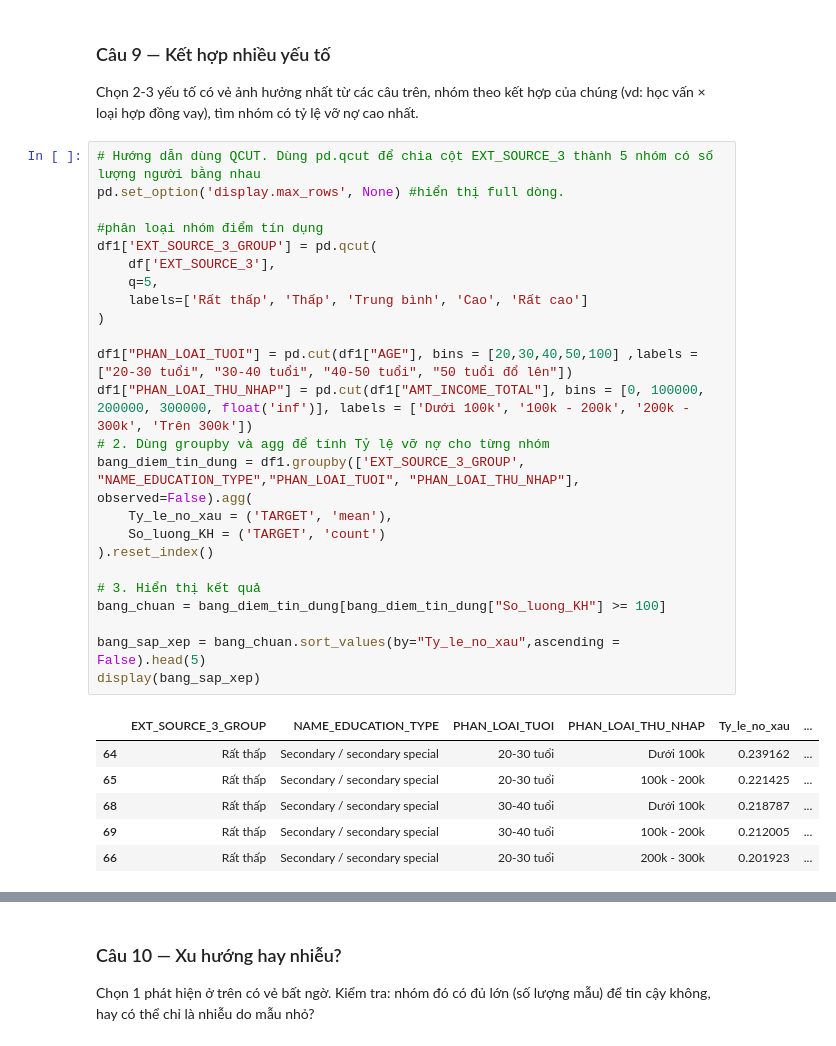
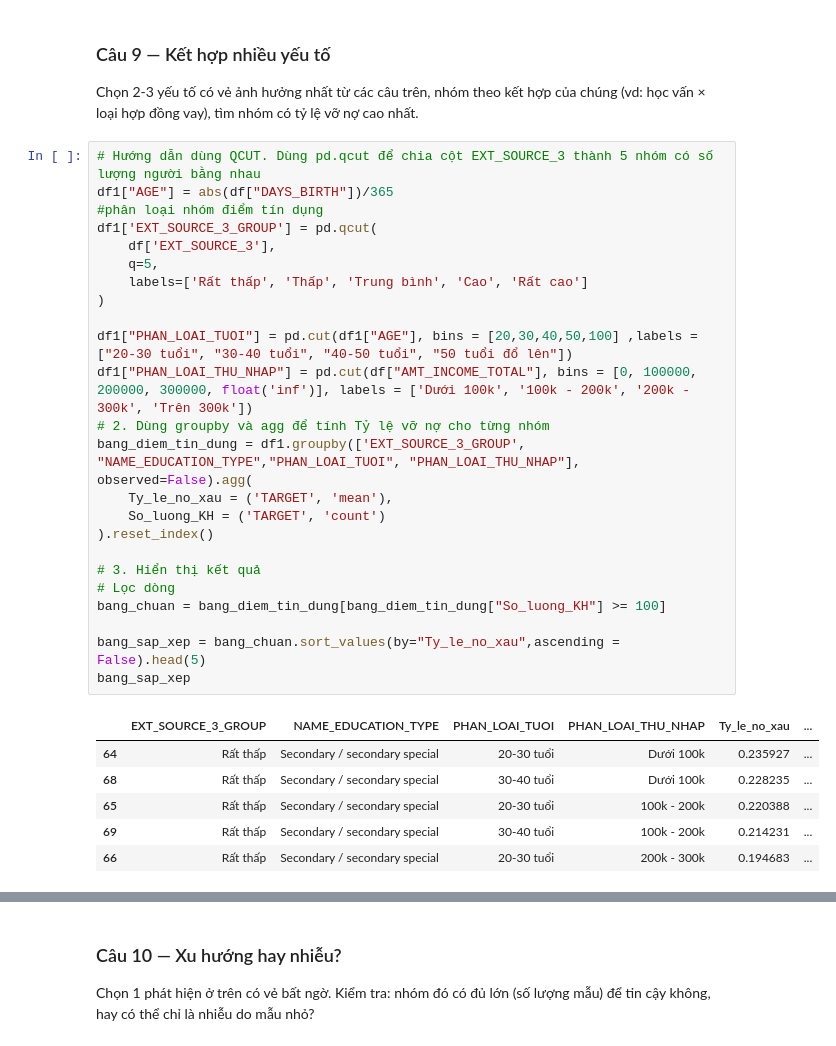
Before and after one commit to tuananhvui7-collab/credit-risk-eda, a Jupyter notebook: credit_risk_eda_template.ipynb, the cells around one changed output, grey strips where cells are left out. Saved outputs shown, nothing was run; the diff lists cells and outputs as text.

```diff
--- a/credit_risk_eda_template.ipynb
+++ b/credit_risk_eda_template.ipynb
@@ -806,32 +806,32 @@ plt.show()
 Chọn 2-3 yếu tố có vẻ ảnh hưởng nhất từ các câu trên, nhóm theo kết hợp của chúng (vd: học vấn × loại hợp đồng vay), tìm nhóm có tỷ lệ vỡ nợ cao nhất.
 # %%
 # Hướng dẫn dùng QCUT. Dùng pd.qcut để chia cột EXT_SOURCE_3 thành 5 nhóm có số lượng người bằng nhau
-pd.set_option('display.max_rows', None) #hiển thị full dòng.
-
+df1["AGE"] = abs(df["DAYS_BIRTH"])/365
 #phân loại nhóm điểm tín dụng
 df1['EXT_SOURCE_3_GROUP'] = pd.qcut(
     df['EXT_SOURCE_3'],
     q=5,
     labels=['Rất thấp', 'Thấp', 'Trung bình', 'Cao', 'Rất cao']
 )
 
 df1["PHAN_LOAI_TUOI"] = pd.cut(df1["AGE"], bins = [20,30,40,50,100] ,labels = ["20-30 tuổi", "30-40 tuổi", "40-50 tuổi", "50 tuổi đổ lên"])
-df1["PHAN_LOAI_THU_NHAP"] = pd.cut(df1["AMT_INCOME_TOTAL"], bins = [0, 100000, 200000, 300000, float('inf')], labels = ['Dưới 100k', '100k - 200k', '200k - 300k', 'Trên 300k'])
+df1["PHAN_LOAI_THU_NHAP"] = pd.cut(df["AMT_INCOME_TOTAL"], bins = [0, 100000, 200000, 300000, float('inf')], labels = ['Dưới 100k', '100k - 200k', '200k - 300k', 'Trên 300k'])
 # 2. Dùng groupby và agg để tính Tỷ lệ vỡ nợ cho từng nhóm
 bang_diem_tin_dung = df1.groupby(['EXT_SOURCE_3_GROUP', "NAME_EDUCATION_TYPE","PHAN_LOAI_TUOI", "PHAN_LOAI_THU_NHAP"], observed=False).agg(
     Ty_le_no_xau = ('TARGET', 'mean'),
     So_luong_KH = ('TARGET', 'count')
 ).reset_index()
 
 # 3. Hiển thị kết quả
+# Lọc dòng
 bang_chuan = bang_diem_tin_dung[bang_diem_tin_dung["So_luong_KH"] >= 100]
 
 bang_sap_xep = bang_chuan.sort_values(by="Ty_le_no_xau",ascending = False).head(5)
-display(bang_sap_xep)
+bang_sap_xep
 # %% [output]
 |  | EXT_SOURCE_3_GROUP | NAME_EDUCATION_TYPE | PHAN_LOAI_TUOI | PHAN_LOAI_THU_NHAP | Ty_le_no_xau | ... |
-| 64 | Rất thấp | Secondary / secondary special | 20-30 tuổi | Dưới 100k | 0.239162 | ... |
-| 65 | Rất thấp | Secondary / secondary special | 20-30 tuổi | 100k - 200k | 0.221425 | ... |
-| 68 | Rất thấp | Secondary / secondary special | 30-40 tuổi | Dưới 100k | 0.218787 | ... |
-| 69 | Rất thấp | Secondary / secondary special | 30-40 tuổi | 100k - 200k | 0.212005 | ... |
-| 66 | Rất thấp | Secondary / secondary special | 20-30 tuổi | 200k - 300k | 0.201923 | ... |
+| 64 | Rất thấp | Secondary / secondary special | 20-30 tuổi | Dưới 100k | 0.235927 | ... |
+| 68 | Rất thấp | Secondary / secondary special | 30-40 tuổi | Dưới 100k | 0.228235 | ... |
+| 65 | Rất thấp | Secondary / secondary special | 20-30 tuổi | 100k - 200k | 0.220388 | ... |
+| 69 | Rất thấp | Secondary / secondary special | 30-40 tuổi | 100k - 200k | 0.214231 | ... |
+| 66 | Rất thấp | Secondary / secondary special | 20-30 tuổi | 200k - 300k | 0.194683 | ... |
```
Also changed, not shown: parts of 7 cells of this notebook.
